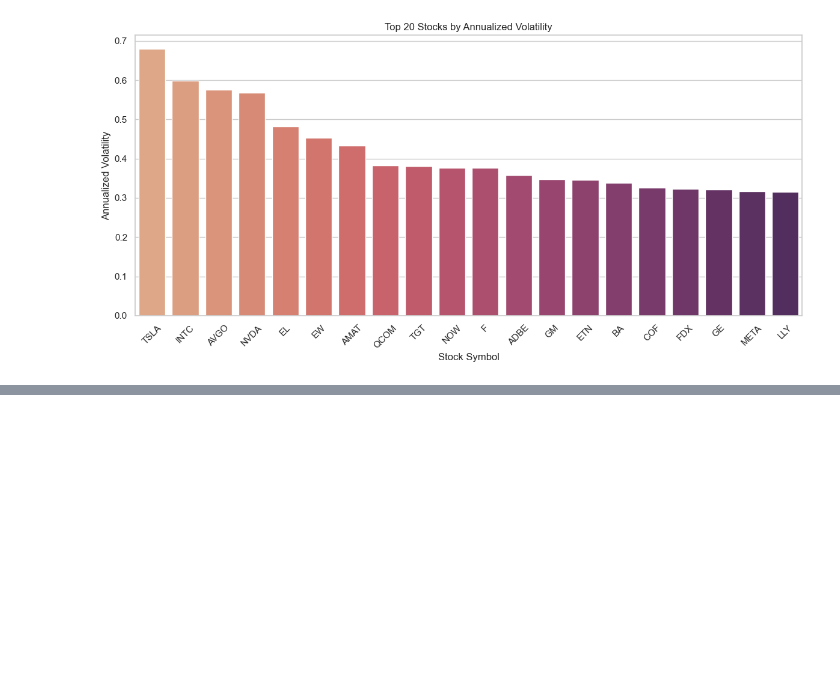
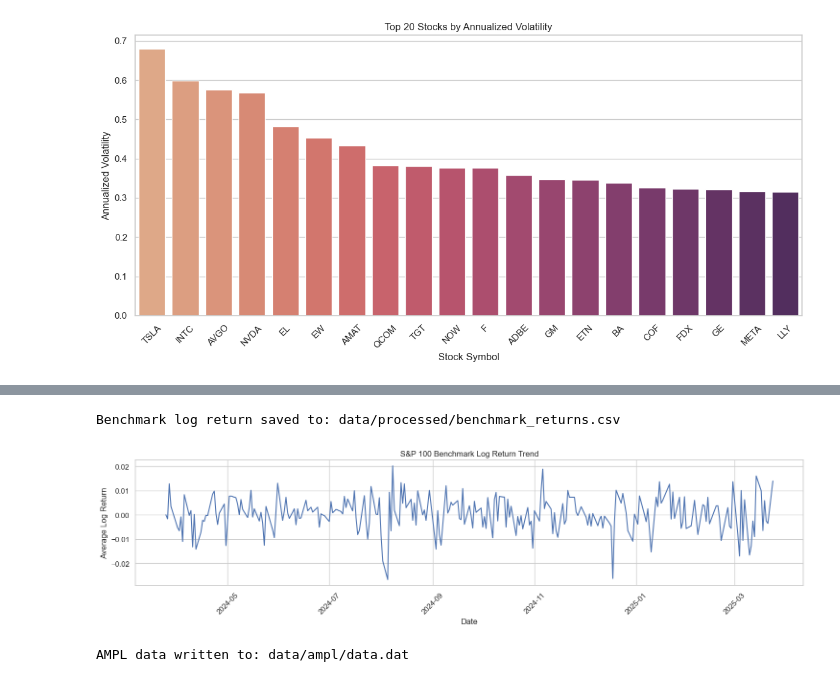
Before and after one commit to HaiYanHUHU/sp100-optimizer, a Jupyter notebook: exploratory_analysis.ipynb, the cells around one changed output, grey strips where cells are left out. Cells and saved outputs as stored; diff of their text form; code cells hidden in the pictures; blank space fills up the shorter version.

```diff
--- a/exploratory_analysis.ipynb
+++ b/exploratory_analysis.ipynb
@@ -167,0 +174,35 @@ plt.show()
+# %%
+# Group by date, calculate benchmark: Average log return for all stocks
+benchmark_df = df.groupby("date")["log_return"].mean().reset_index()
+benchmark_df.rename(columns={"log_return": "benchmark_return"}, inplace=True)
+
+# Save the benchmark to CSV for use by AMPL and other models
+output_path = "data/processed/benchmark_returns.csv"
+os.makedirs(os.path.dirname(output_path), exist_ok=True)
+benchmark_df.to_csv(output_path, index=False)
+print(f"Benchmark log return saved to: {output_path}")
+
+#
+plt.figure(figsize=(15, 4))
+sns.lineplot(data=benchmark_df, x="date", y="benchmark_return")
+plt.title("S&P 100 Benchmark Log Return Trend")
+plt.xlabel("Date")
+plt.ylabel("Average Log Return")
+plt.xticks(rotation=45)
+plt.tight_layout()
+plt.show()
+# %% [output]
+Benchmark log return saved to: data/processed/benchmark_returns.csv
+[figure, added]
+# %%
+from src.generate_ampl_data import generate_ampl_data
+
+selected_symbols = ['AAPL', 'MSFT', 'GOOG', 'AMZN', 'META', 'NVDA', 'XOM', 'WMT', 'UNH', 'JNJ']
+generate_ampl_data(
+    input_path="data/processed/returns_full.csv",
+    output_path="data/ampl/data.dat",
+    selected_symbols=selected_symbols,
+    q=len(selected_symbols)
+)
+# %% [output]
+AMPL data written to: data/ampl/data.dat
```
Also changed, not shown: parts of 2 cells of this notebook, 8 other files.
